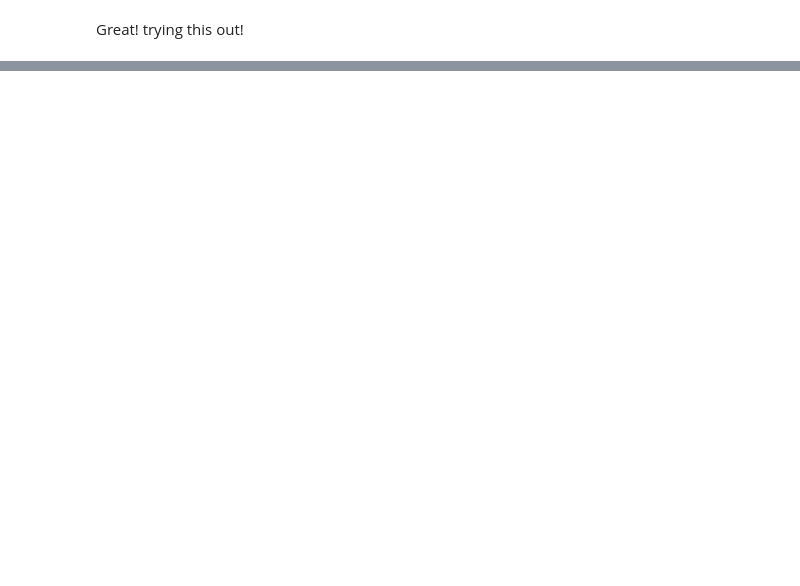
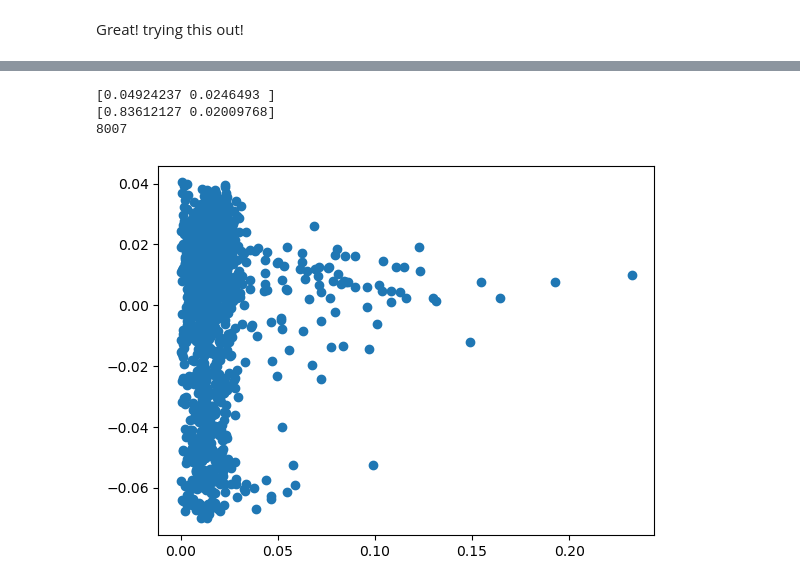
Before and after one commit to alanahmcintosh/Python_workspaces, a Jupyter notebook: Jupyter Notebook/expression_PCA.ipynb, the cells around one changed output, grey strips where cells are left out. Cells and saved outputs as stored; diff of their text form; code cells hidden in the pictures; blank space fills up the shorter version.

```diff
--- a/Jupyter Notebook/expression_PCA.ipynb
+++ b/Jupyter Notebook/expression_PCA.ipynb
@@ -118,12 +141,0 @@ print(len(joinable_mut))
-# %%
-#### sort the joinable datasets to be inascending order so now they not only contain the same row names but in the same order. for every row in the joinable_mut datasey if the row contains the string '1' basically call it true, if not false. Replace the booleans with strings. Creata a dataframe for these and give the column containing the true or false called Mut.
-
-
-joinable_exp = joinable_exp.sort_index(ascending=True)
-joinable_mut = joinable_mut.sort_index(ascending=True)
-damaging_list = joinable_mut.apply(lambda row: row.astype(str).str.contains('1').any(), axis=1, result_type='expand')
-damaging_list = damaging_list.replace({True: 'TRUE', False: 'FALSE'})
-damaging = pd.DataFrame (damaging_list, columns = ['Mut'])
-print(damaging)
-#joinable_exp['damaging'] = damaging
-print(joinable_exp)
@@ -196,0 +142,28 @@ TypeError: 'PCA' object does not support item assignment
+# %%
+##### index all the values from the datafram, make PCA with 2 components, transform and transpose the data for bothe the datasets
+join_exp = joinable_exp.iloc[:, ].values
+pca_joinexp =PCA(n_components=2)
+pca_joinexp.fit_transform(np.transpose(join_exp))
+
+join_mut = joinable_mut.iloc[:, ].values
+pca_joinmut =PCA(n_components=2)
+pca_joinmut.fit_transform(np.transpose(join_mut))
+
+
+##### find the variance explained by them
+print(pca_joinmut.explained_variance_ratio_)
+print(pca_joinexp.explained_variance_ratio_)
+
+##### find the index of a specfic gene
+print(joinable_exp.columns.get_loc('TP53'))
+
+##### plot the PCA as a scatter plot with a the PC! from the mutation dataset and PC1 from the expression datasetc
+plt.scatter(pca_joinmut.components_[0,:], pca_joinexp.components_[1,:])
+
+
+plt.show() # show PCA plot
+# %% [output]
+[0.04924237 0.0246493 ]
+[0.83612127 0.02009768]
+8007
+[figure, added]
```
Also changed, not shown: parts of 8 cells of this notebook.
